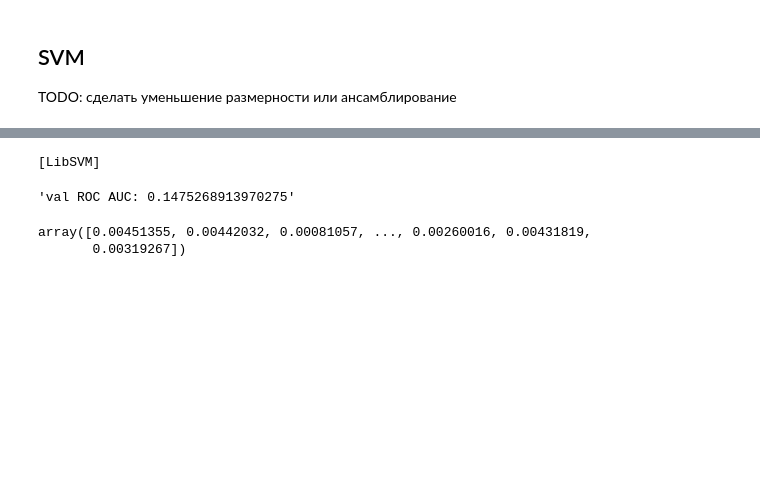
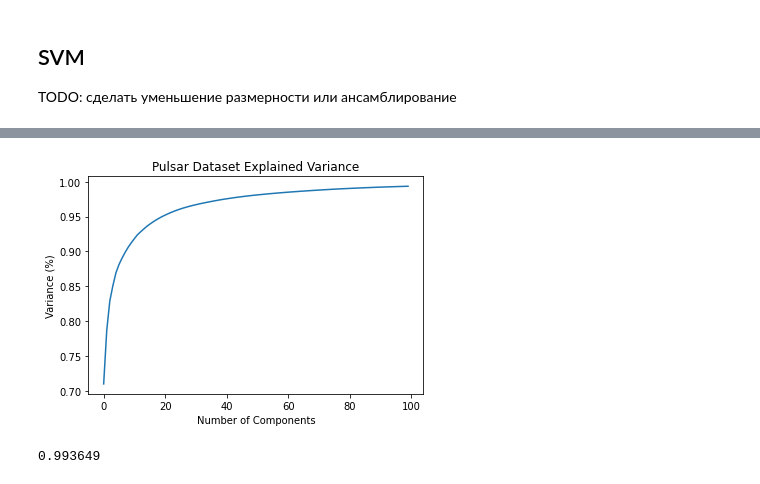
Before and after one commit to xelav/Insider-Threat-CERT, a Jupyter notebook: classifiers-benchmark.ipynb, the cells around one changed output, grey strips where cells are left out. Cells and saved outputs as stored; diff of their text form; code cells hidden in the pictures; blank space fills up the shorter version.

```diff
--- a/classifiers-benchmark.ipynb
+++ b/classifiers-benchmark.ipynb
@@ -136,2 +126,13 @@ train_vecs.shape, val_vecs.shape, train_targets.shape, val_targets.shape
 # %% [markdown]
 # Тестируем классификаторы
+# %%
+train_vecs = np.load(lstm_checkpoint.parent / 'train_vecs.npy')
+val_vecs = np.load(lstm_checkpoint.parent / 'val_vecs.npy')
+
+train_targets = np.load(lstm_checkpoint.parent / 'train_targets.npy')
+val_targets = np.load(lstm_checkpoint.parent / 'val_targets.npy')
+
+train_vecs = train_vecs.reshape(train_vecs.shape[0], -1)
+val_vecs = val_vecs.reshape(val_vecs.shape[0], -1)
+
+train_vecs.shape, val_vecs.shape, train_targets.shape, val_targets.shape
@@ -143,5 +148,0 @@ from sklearn.metrics import roc_auc_score
-# %%
-train_vecs = train_vecs2.reshape(train_vecs2.shape[0], -1)
-train_targets = train_targets2
-
-train_vecs.shape, train_targets.shape
@@ -210,0 +245,15 @@ svm_model = SVC(kernel='linear', verbose=5, probability=True)
+# %%
+pca_model = PCA(n_components=100)
+
+pca_model.fit(train_vecs)
+
+plt.figure()
+plt.plot(np.cumsum(pca_model.explained_variance_ratio_))
+plt.xlabel('Number of Components')
+plt.ylabel('Variance (%)') #for each component
+plt.title('Pulsar Dataset Explained Variance')
+plt.show()
+print(f'{np.cumsum(pca_model.explained_variance_ratio_)[-1]:.6f}')
+# %% [output]
+[figure, added]
+0.993649
@@ -211,12 +263,8 @@ svm_model = SVC(kernel='linear', verbose=5, probability=True)
 # %%
-svm_model.fit(train_vecs, train_targets)
-print('fitted!')
-train_probs = svm_model.predict_proba(train_vecs)[:,1]
-f'train ROC AUC: {roc_auc_score(train_targets, train_probs)}'
+def check_model_pca(model, divide_dataset_size_by=1, shift=0, **model_kwargs):
+    model.fit(train_vecs_pca[shift::divide_dataset_size_by], train_targets[shift::divide_dataset_size_by])
+    print('fitted!')
+    train_probs = model.predict_proba(train_vecs_pca)[:,1]
+    print(f'train ROC AUC: {roc_auc_score(train_targets, train_probs)}')
+    probs = model.predict_proba(val_vecs_pca)[:,1]
+    print(f'val ROC AUC: {roc_auc_score(val_targets, probs)}')
-# %% [output]
-[LibSVM]
-# %%
-probs = svm_model.predict_proba(val_vecs)[:,1]
-f'val ROC AUC: {roc_auc_score(val_targets, probs)}'
-# %% [output]
-'val ROC AUC: 0.1475268913970275'
@@ -226,5 +270,0 @@ f'val ROC AUC: {roc_auc_score(val_targets, probs)}'
-# %%
-probs
-# %% [output]
-array([0.00451355, 0.00442032, 0.00081057, ..., 0.00260016, 0.00431819,
-       0.00319267])
```
Also changed, not shown: parts of 32 cells of this notebook.
